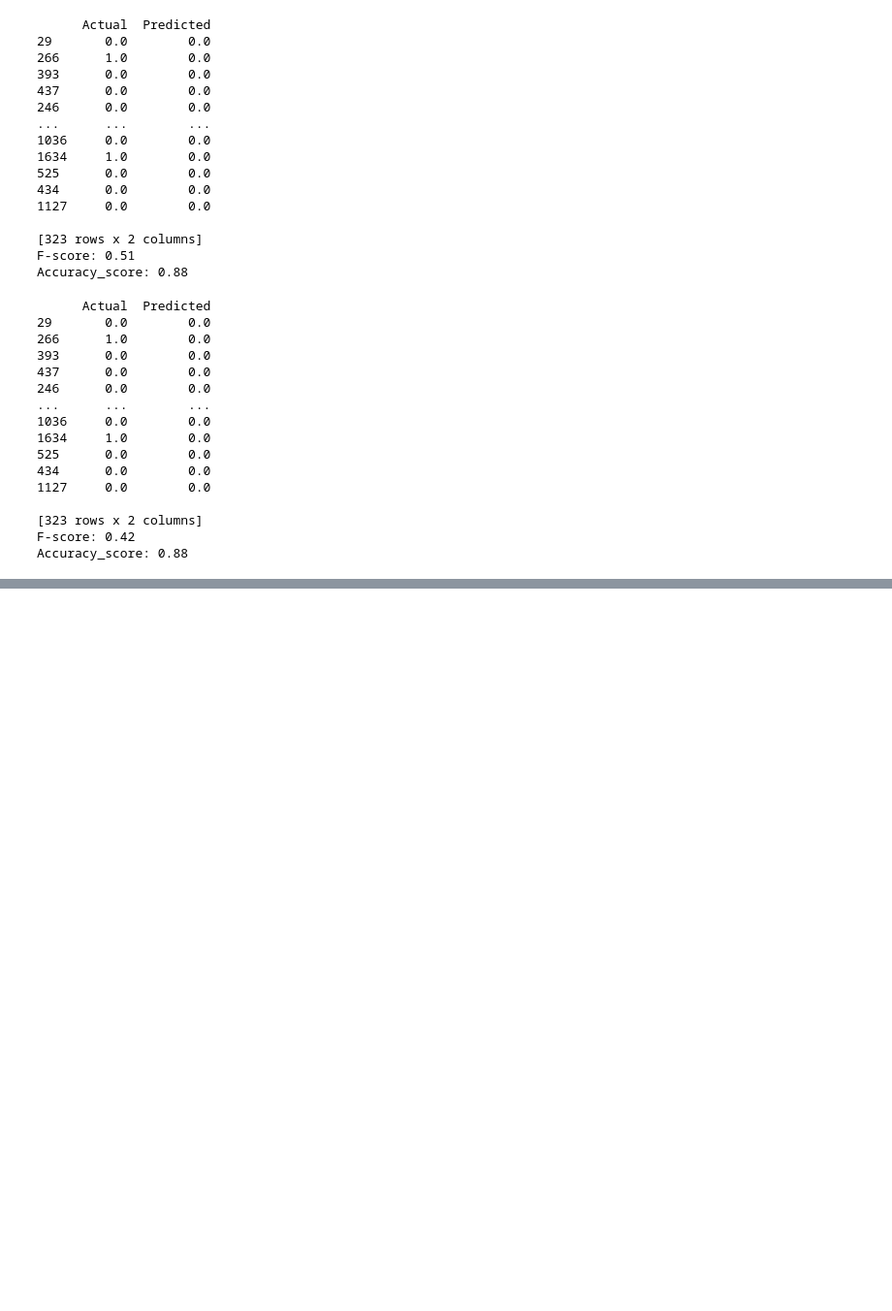
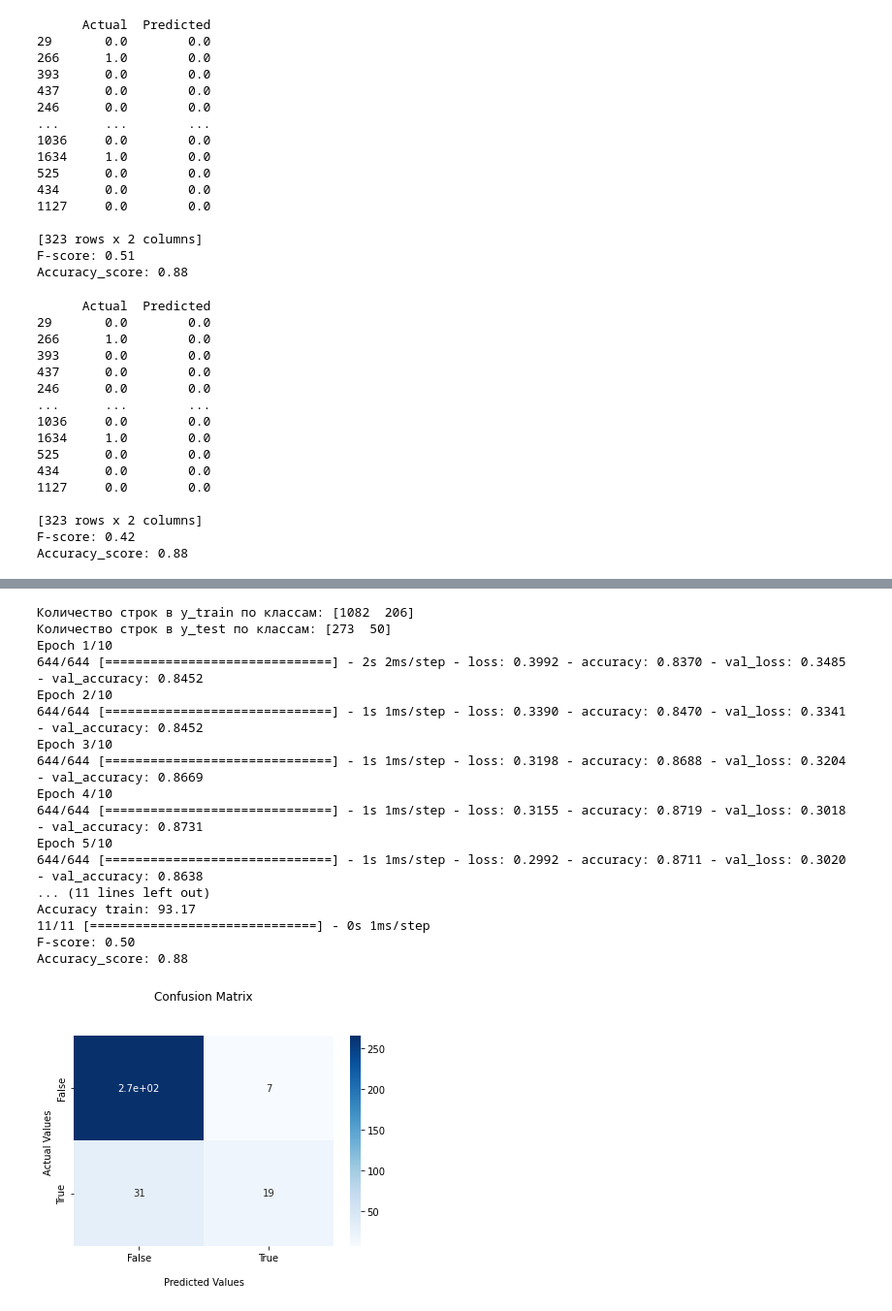
Before and after one commit to RusinDmitry/BSR, a Jupyter notebook: Scripts/read_raw_data.ipynb, the cells around one changed output, grey strips where cells are left out. Shown at 97% size. Saved outputs shown, nothing was run; the diff lists cells and outputs as text; code cells hidden in the pictures; blank space fills up the shorter version.

```diff
--- a/Scripts/read_raw_data.ipynb
+++ b/Scripts/read_raw_data.ipynb
@@ -670,0 +640,41 @@ Accuracy_score: 0.88
+# %%
+def Keras_model_function (X,y):
+    X_train, X_test, y_train, y_test = train_test_split(X, y, test_size = 0.2)
+    print(f"Количество строк в y_train по классам: {np.bincount(y_train)}")
+    print(f"Количество строк в y_test по классам: {np.bincount(y_test)}")
+    model = Sequential()
+    model.add(Dense(48, input_shape=(48,), activation='relu'))
+    model.add(Dense(36, activation='relu'))
+    model.add(Dense(30, activation='relu'))
+    model.add(Dense(24, activation='relu'))
+    model.add(Dense(12, activation='relu'))
+    model.add(Dense(8, activation='relu'))
+    model.add(Dense(1, activation='sigmoid'))
+    model.compile(loss='binary_crossentropy', optimizer='adam', metrics=['accuracy'])
+    model.fit(X_train, y_train, epochs=10, batch_size = 2,validation_data=(X_test, y_test))
+    _, accuracy = model.evaluate(X_train, y_train)
+    print('Accuracy train: %.2f' % (accuracy*100))
+
+    y_pred = model.predict(X_test)
+    #y_pred = y_pred.reshape(323,)
+    #results = pd.DataFrame({'Actual': y_test, 'Predicted': y_pred})
+    #print(results)
+
+    fscore = f1_score(y_test,np.round(y_pred))
+    acc = accuracy_score(y_test, np.round(y_pred))
+    matrix = confusion_matrix(y_test, np.round(y_pred))
+
+    print(f'F-score: {fscore:.2f}')
+    print(f'Accuracy_score: {acc:.2f}')
+
+    ax = sns.heatmap(matrix, annot=True, cmap='Blues')
+    ax.set_title('Confusion Matrix\n\n');
+    ax.set_xlabel('\nPredicted Values')
+    ax.set_ylabel('Actual Values ');
+
+    ## Ticket labels - List must be in alphabetical order
+    ax.xaxis.set_ticklabels(['False','True'])
+    ax.yaxis.set_ticklabels(['False','True'])
+
+    ## Display the visualization of the Confusion Matrix.
+    plt.show()
@@ -691,0 +717,21 @@ Accuracy_score: 0.82
+# %%
+Keras_model_function (X,y)
+# %% [output]
+Количество строк в y_train по классам: [1082  206]
+Количество строк в y_test по классам: [273  50]
+Epoch 1/10
+644/644 [==============================] - 2s 2ms/step - loss: 0.3992 - accuracy: 0.8370 - val_loss: 0.3485 - val_accuracy: 0.8452
+Epoch 2/10
+644/644 [==============================] - 1s 1ms/step - loss: 0.3390 - accuracy: 0.8470 - val_loss: 0.3341 - val_accuracy: 0.8452
+Epoch 3/10
+644/644 [==============================] - 1s 1ms/step - loss: 0.3198 - accuracy: 0.8688 - val_loss: 0.3204 - val_accuracy: 0.8669
+Epoch 4/10
+644/644 [==============================] - 1s 1ms/step - loss: 0.3155 - accuracy: 0.8719 - val_loss: 0.3018 - val_accuracy: 0.8731
+Epoch 5/10
+644/644 [==============================] - 1s 1ms/step - loss: 0.2992 - accuracy: 0.8711 - val_loss: 0.3020 - val_accuracy: 0.8638
+... (11 lines left out)
+Accuracy train: 93.17
+11/11 [==============================] - 0s 1ms/step
+F-score: 0.50
+Accuracy_score: 0.88
+[figure, added]
```
Also changed, not shown: parts of 7 cells of this notebook.
